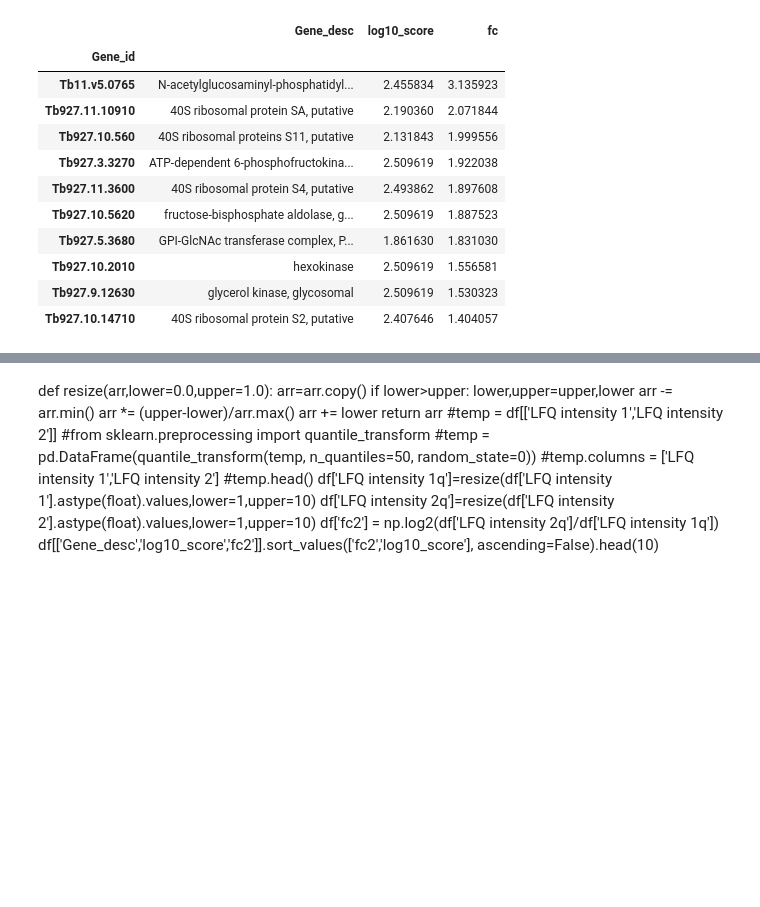
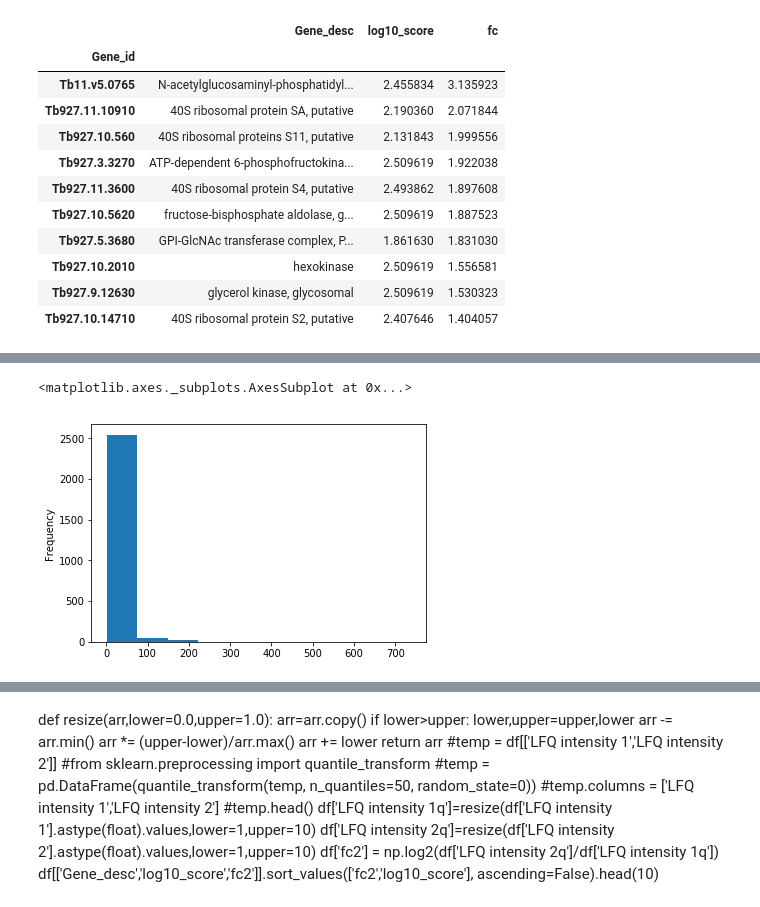
Before and after one commit to mtinti/zhe_20190318, a Jupyter notebook: txt_20190318.ipynb, the cells around one changed output, grey strips where cells are left out. Drawn from its saved outputs; the diff is of its cells as text; code cells hidden in the pictures; blank space fills up the shorter version.

```diff
--- a/txt_20190318.ipynb
+++ b/txt_20190318.ipynb
@@ -155,0 +230,8 @@ for prot in prots_to_annotate:
+# %%
+evidence = pd.read_table('evidence.txt')
+evidence['prot'] = [clean_id(n) for  n in evidence['Proteins']]
+evidence.head()
+evidence['prot'].value_counts().plot(kind='hist')
+# %% [output]
+<matplotlib.axes._subplots.AxesSubplot at 0x...>
+[figure, added]
```
Also changed, not shown: parts of 11 cells of this notebook, 1 other file.
